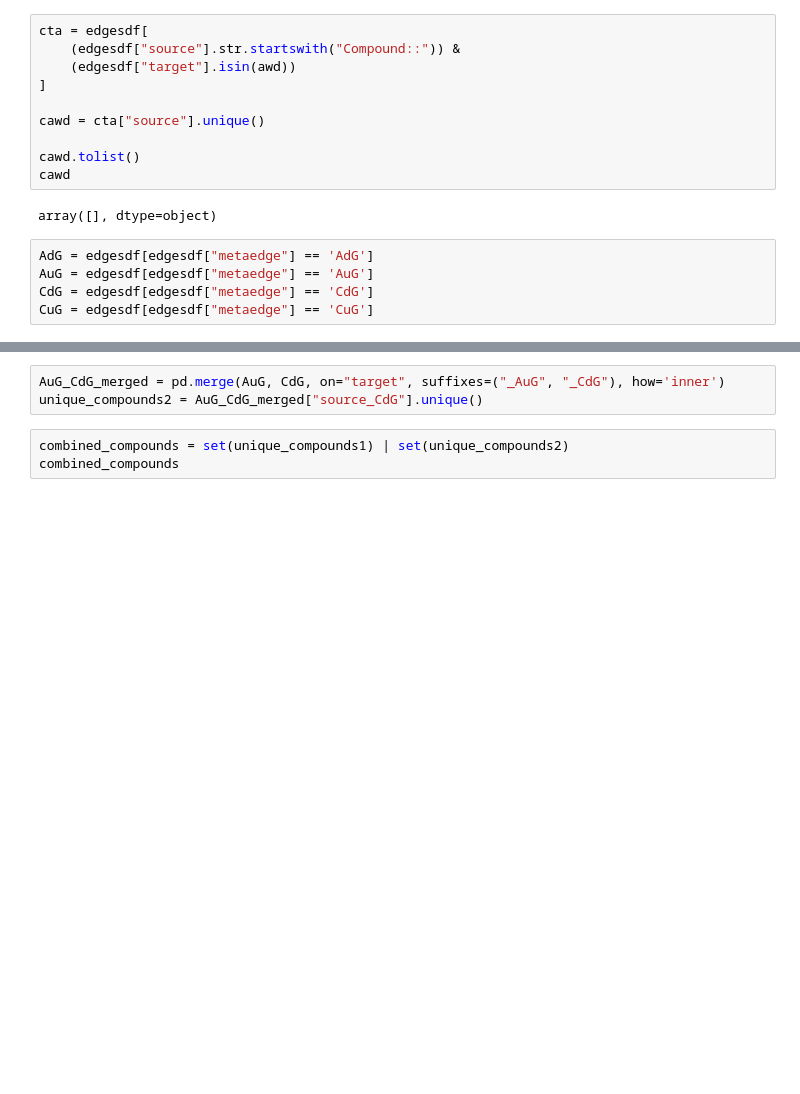
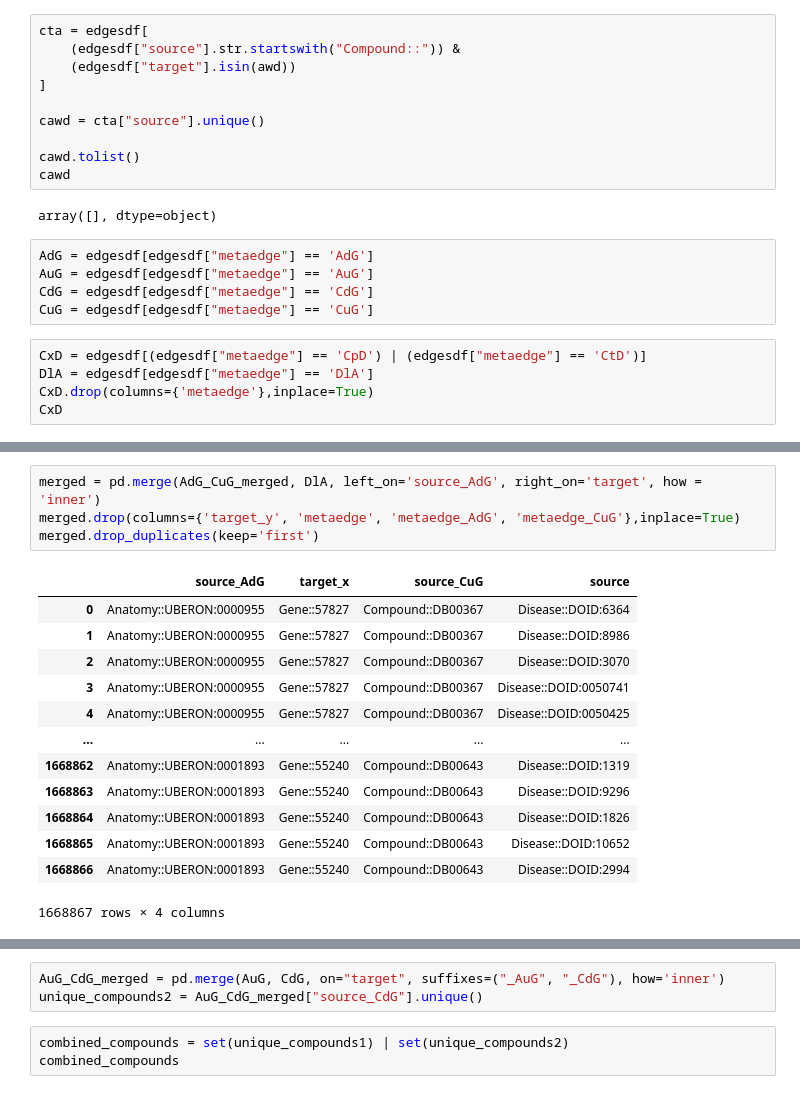
Before and after one commit to Jguan10/CSCI-49376, a Jupyter notebook: Project 1/eda.ipynb, the cells around one changed output, grey strips where cells are left out. Cells and saved outputs as stored; diff of their text form; blank space fills up the shorter version.

```diff
--- a/Project 1/eda.ipynb
+++ b/Project 1/eda.ipynb
@@ -73,3 +73,8 @@ AdG = edgesdf[edgesdf["metaedge"] == 'AdG']
 AuG = edgesdf[edgesdf["metaedge"] == 'AuG']
 CdG = edgesdf[edgesdf["metaedge"] == 'CdG']
 CuG = edgesdf[edgesdf["metaedge"] == 'CuG']
+# %%
+CxD = edgesdf[(edgesdf["metaedge"] == 'CpD') | (edgesdf["metaedge"] == 'CtD')]
+DlA = edgesdf[edgesdf["metaedge"] == 'DlA']
+CxD.drop(columns={'metaedge'},inplace=True)
+CxD
@@ -78,0 +117,18 @@ unique_compounds1 = AdG_CuG_merged["source_CuG"].unique()
+# %%
+merged = pd.merge(AdG_CuG_merged, DlA, left_on='source_AdG', right_on='target', how = 'inner')
+merged.drop(columns={'target_y', 'metaedge', 'metaedge_AdG', 'metaedge_CuG'},inplace=True)
+merged.drop_duplicates(keep='first')
+# %% [output]
+|  | source_AdG | target_x | source_CuG | source |
+| 0 | Anatomy::UBERON:0000955 | Gene::57827 | Compound::DB00367 | Disease::DOID:6364 |
+| 1 | Anatomy::UBERON:0000955 | Gene::57827 | Compound::DB00367 | Disease::DOID:8986 |
+| 2 | Anatomy::UBERON:0000955 | Gene::57827 | Compound::DB00367 | Disease::DOID:3070 |
+| 3 | Anatomy::UBERON:0000955 | Gene::57827 | Compound::DB00367 | Disease::DOID:0050741 |
+| 4 | Anatomy::UBERON:0000955 | Gene::57827 | Compound::DB00367 | Disease::DOID:0050425 |
+| ... | ... | ... | ... | ... |
+| 1668862 | Anatomy::UBERON:0001893 | Gene::55240 | Compound::DB00643 | Disease::DOID:1319 |
+| 1668863 | Anatomy::UBERON:0001893 | Gene::55240 | Compound::DB00643 | Disease::DOID:9296 |
+| 1668864 | Anatomy::UBERON:0001893 | Gene::55240 | Compound::DB00643 | Disease::DOID:1826 |
+| 1668865 | Anatomy::UBERON:0001893 | Gene::55240 | Compound::DB00643 | Disease::DOID:10652 |
+| 1668866 | Anatomy::UBERON:0001893 | Gene::55240 | Compound::DB00643 | Disease::DOID:2994 |
+1668867 rows × 4 columns
```
Also changed, not shown: parts of 5 cells of this notebook.
